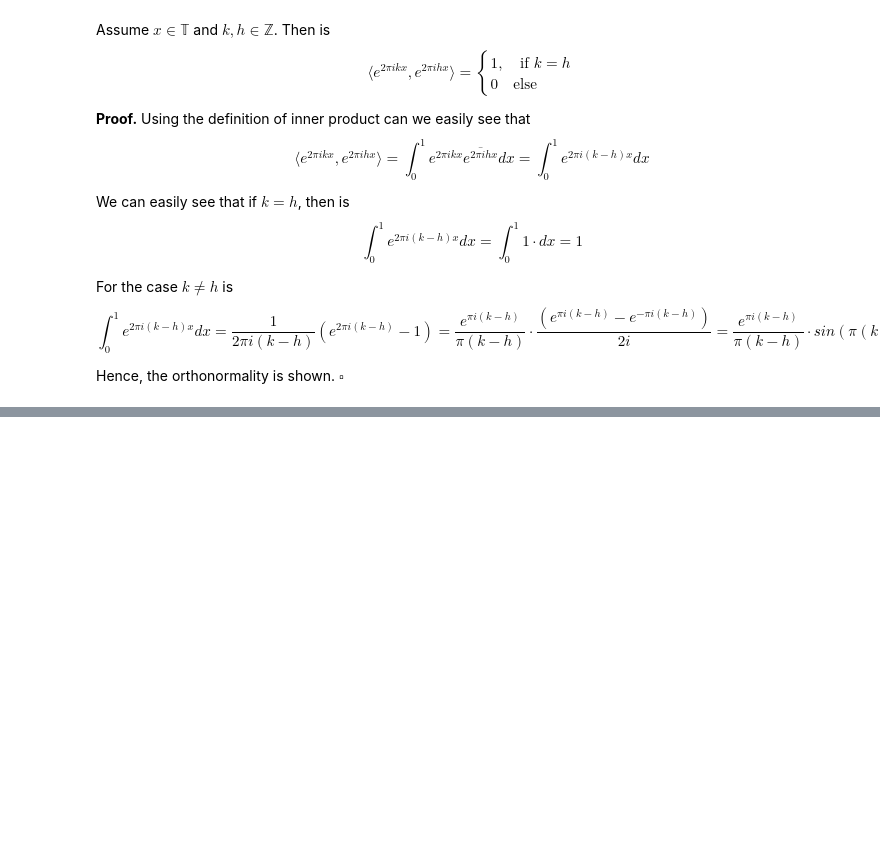
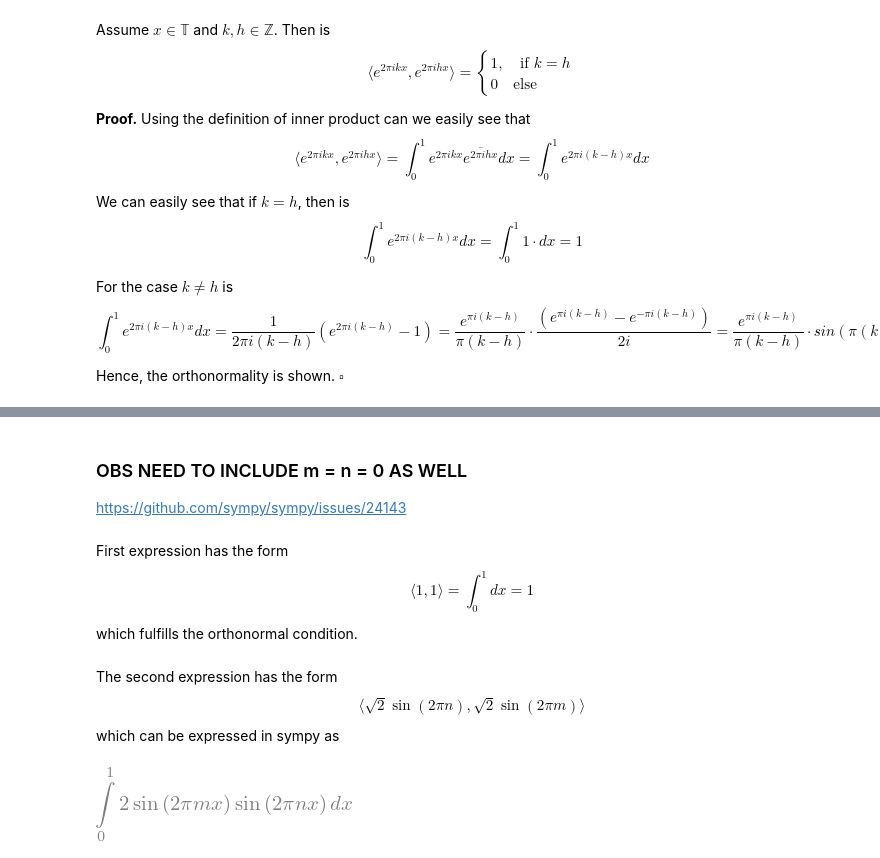
Before and after one commit to geirav/discrete-fourier-transform-project, a Jupyter notebook: Task1.ipynb, the cells around one changed output, grey strips where cells are left out. Saved outputs shown, nothing was run; the diff lists cells and outputs as text; code cells hidden in the pictures; blank space fills up the shorter version.

Commit message:
Kinda finished 1b, not able to define n=0 in sympy

```diff
--- a/Task1.ipynb
+++ b/Task1.ipynb
@@ -48,3 +44,9 @@ $$
 \langle \sqrt{2} \sin(2\pi n),\sqrt{2} \sin(2\pi m)  \rangle
  = \int_0^1 2  \sin(2\pi n) \sin(2\pi m)dx
  $$
+# %%
+# Defining symbols
+sy.init_printing(use_unicode=True, wrap_line=True)
+x  = sy.symbols('x')
+n, m = sy.symbols('n m', integer = True, positive=True)
+n.assumptions0
@@ -50,0 +71,21 @@ $$
+# %% [markdown]
+
+### OBS NEED TO INCLUDE  m = n = 0  AS WELL
+https://github.com/sympy/sympy/issues/24143
+# %% [markdown]
+First expression has the form
+$$
+\langle 1, 1   \rangle = \int_0^1 dx = 1
+$$
+which fulfills the orthonormal condition.
+# %% [markdown]
+The second expression has the form
+$$
+\langle \sqrt{2} \sin(2\pi n),\sqrt{2} \sin(2\pi m)  \rangle
+$$
+which can be expressed in sympy as
+# %%
+int1 = sy.Integral( 2*sy.sin(2 * sy.pi * m * x)*sy.sin(2 * sy.pi * n * x), (x,0,1))
+int1
+# %% [output]
+[figure, added]
```
Also changed, not shown: parts of 23 cells of this notebook.
